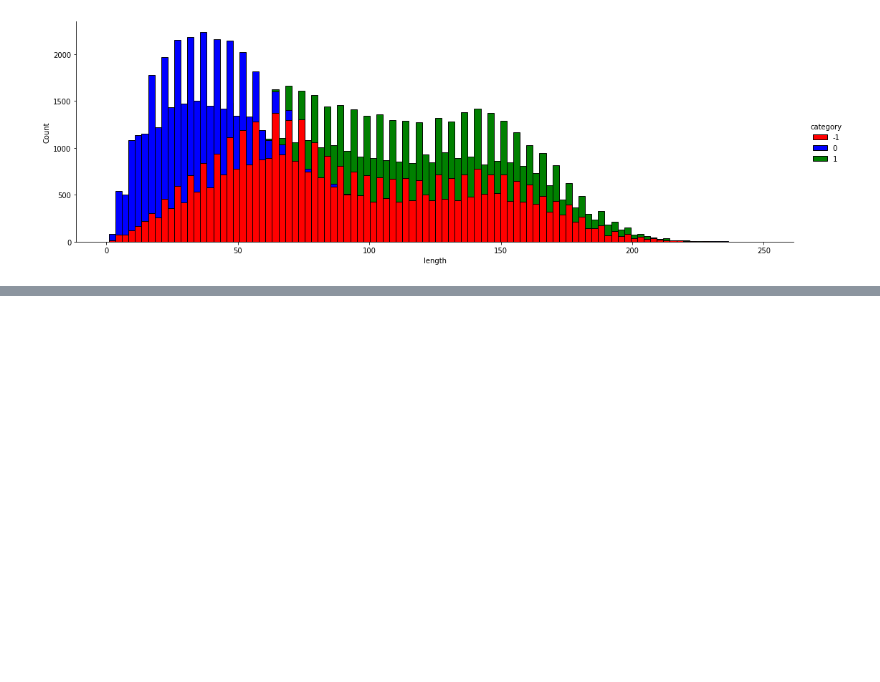
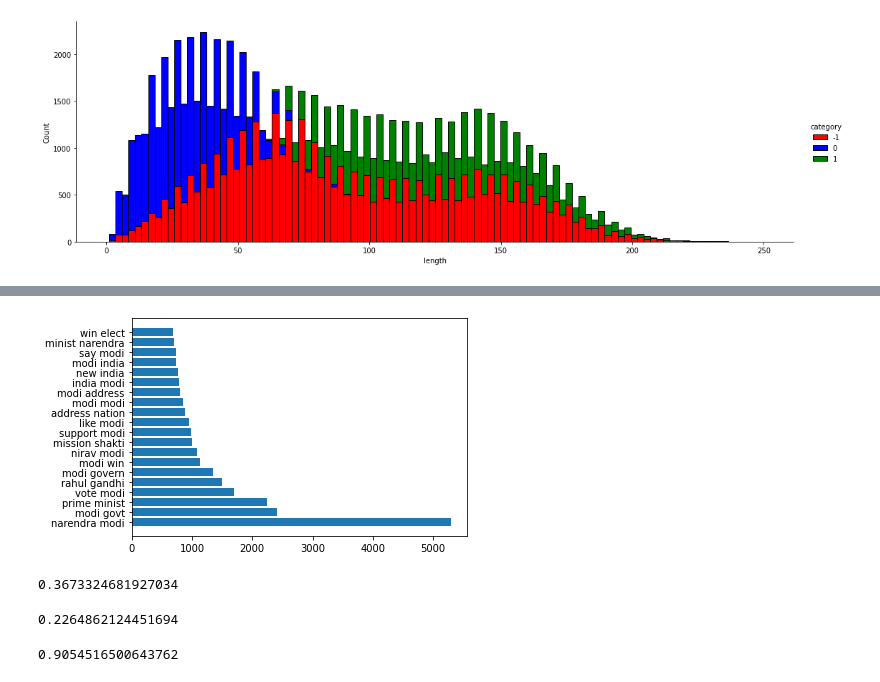
Before and after one commit to beta996/Twitter-Sentiment-Analysis, a Jupyter notebook: MLproject1.ipynb, the cells around one changed output, grey strips where cells are left out. Drawn from its saved outputs; the diff is of its cells as text; code cells hidden in the pictures; blank space fills up the shorter version.

```diff
--- a/MLproject1.ipynb
+++ b/MLproject1.ipynb
@@ -275,3 +280,11 @@ sns.displot(height = 5, data = tweets_stats, x= "length", hue= "category" ,palet
 # %% [output]
 <seaborn.axisgrid.FacetGrid at 0x...>
 [figure]
+# %%
+freq_dict = defaultdict(int)
+for sample in preprocessed[preprocessed['category']==1]['text']:
+  for word in word_tokenize(sample):
+    freq_dict[word] += 1
+patrial = dict(sorted(freq_dict.items(), key=lambda pair: pair[1], reverse=True))
+keys = tuple(patrial.keys())
+values = patrial.values()
@@ -277,0 +293,8 @@ sns.displot(height = 5, data = tweets_stats, x= "length", hue= "category" ,palet
+# %%
+freq_dict = defaultdict(int)
+for sample in preprocessed[preprocessed['category']==-1]['text']:
+  for word in word_tokenize(sample):
+    freq_dict[word] += 1
+patrial1 = dict(sorted(freq_dict.items(), key=lambda pair: pair[1], reverse=True))
+keys = tuple(patrial1.keys())
+values = patrial1.values()
@@ -277,0 +341,16 @@ sns.displot(height = 5, data = tweets_stats, x= "length", hue= "category" ,palet
+# %%
+from sklearn.feature_extraction.text import CountVectorizer
+def show_n_grams(corpus, n=None, gram=(2,2)):
+    vec = CountVectorizer(ngram_range=gram).fit(corpus)
+    bag_of_words = vec.transform(corpus)
+    sum_words = bag_of_words.sum(axis=0)
+    words_freq = [(word, sum_words[0, idx]) for word, idx in vec.vocabulary_.items()]
+    words_freq =sorted(words_freq, key=lambda pair: pair[1], reverse=True)
+    bi_dict = defaultdict(int)
+    for pair in words_freq[:n]:
+      bi_dict[pair[0]] = pair[1]
+    plt.barh(tuple(bi_dict.keys()), bi_dict.values())
+# %%
+show_n_grams(preprocessed[preprocessed['category']==1]['text'], 20, (2,2))
+# %% [output]
+[figure, added]
@@ -277,0 +361,12 @@ sns.displot(height = 5, data = tweets_stats, x= "length", hue= "category" ,palet
+# %%
+test[(test['category']==1) & (test['polarity']>0.3)].count()[0]/test[(test['category']==1)].count()[0]
+# %% [output]
+0.3673324681927034
+# %%
+test[(test['category']==-1) & (test['polarity']<-0.3)].count()[0]/test[(test['category']==-1)].count()[0]
+# %% [output]
+0.2264862124451694
+# %%
+test[(test['category']==0) & (test['polarity']<0.3) & (test['polarity']>-0.3)].count()[0]/test[(test['category']==0)].count()[0]
+# %% [output]
+0.9054516500643762
```
Also changed, not shown: parts of 23 cells of this notebook.
